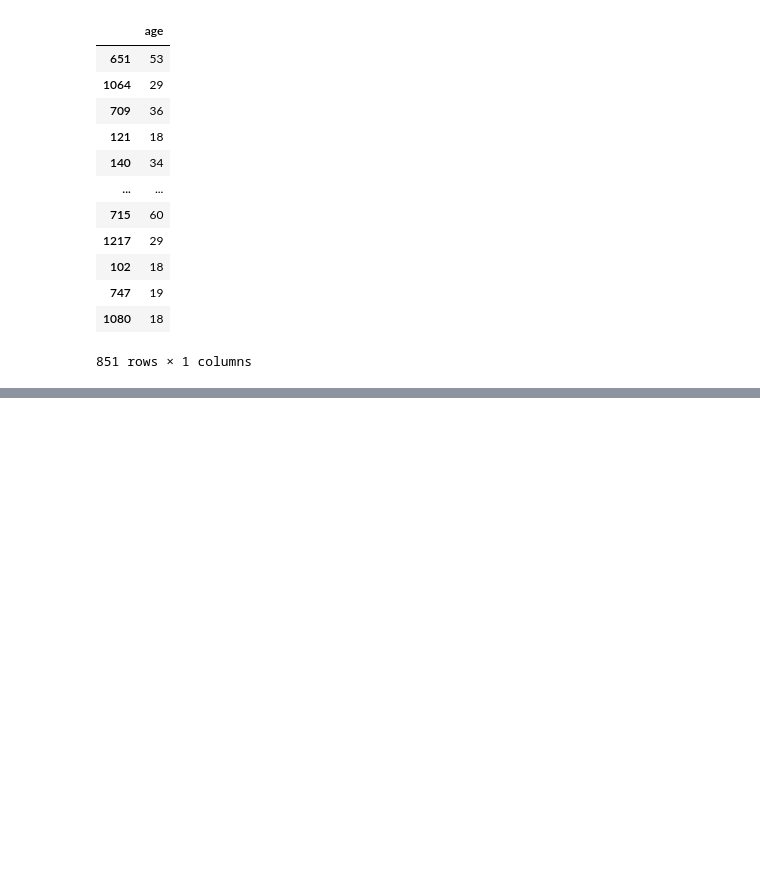
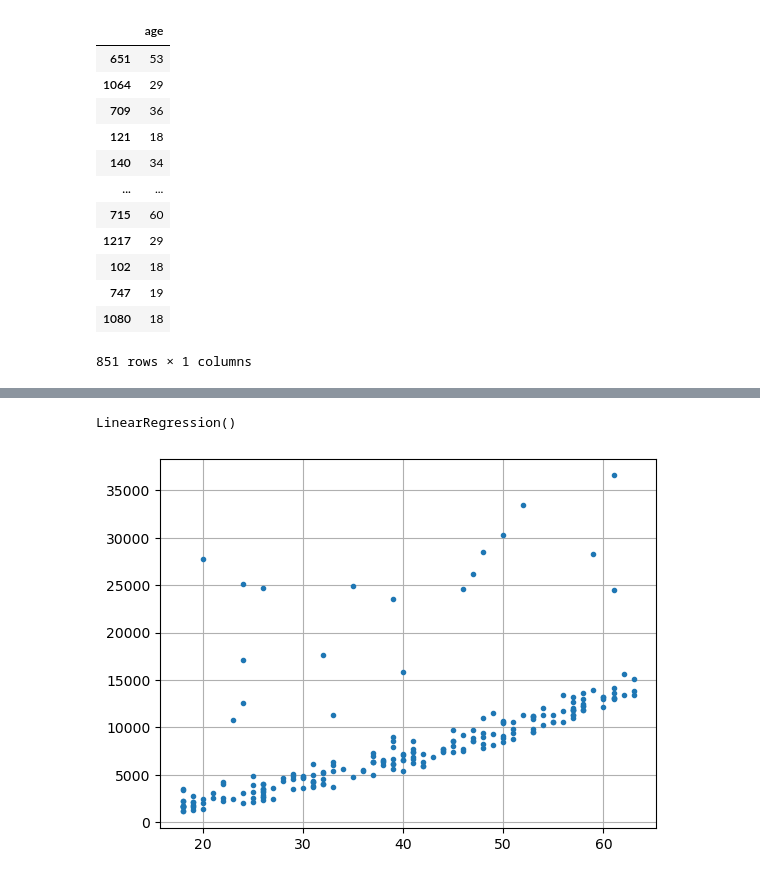
Before and after one commit to sandra-biology/Data-Analytics-A, a Jupyter notebook: Linear regression practice.ipynb, the cells around one changed output, grey strips where cells are left out. Drawn from its saved outputs; the diff is of its cells as text; code cells hidden in the pictures; blank space fills up the shorter version.

```diff
--- a/Linear regression practice.ipynb
+++ b/Linear regression practice.ipynb
@@ -462,17 +462,17 @@ from sklearn.linear_model import LinearRegression
 from sklearn.model_selection import train_test_split
 
 # create model object
-model = LinearRegression()
+model_ns = LinearRegression()
 
 # define X and y
-X = non_smoker_df[['age']]
-y = non_smoker_df.charges
+X_ns = non_smoker_df[['age']]
+y_ns = non_smoker_df.charges
 # print(f'X.shape: {X.shape}')
 # print(f'y.shape: {y.shape}')
 
 # train/test split
-X_train, X_test, y_train, y_test = train_test_split(X, y, test_size=0.2, random_state=101)
-X_train
+X_train_ns, X_test_ns, y_train_ns, y_test_ns = train_test_split(X_ns, y_ns, test_size=0.2, random_state=101)
+X_train_ns
 # %% [output]
 |  | age |
 | 651 | 53 |
@@ -630,0 +496,10 @@ ValueError: could not convert string to float: 'female'
+# %%
+# use the fit method of the model to find the best fit line for the inputs and targets on train dataset
+model_ns.fit(X_train_ns, y_train_ns)
+# %% [output]
+LinearRegression()
+# %%
+plt.plot(X_test_ns, y_test_ns, '.')
+plt.grid()
+# %% [output]
+[figure, added]
```
Also changed, not shown: parts of 68 cells of this notebook.
